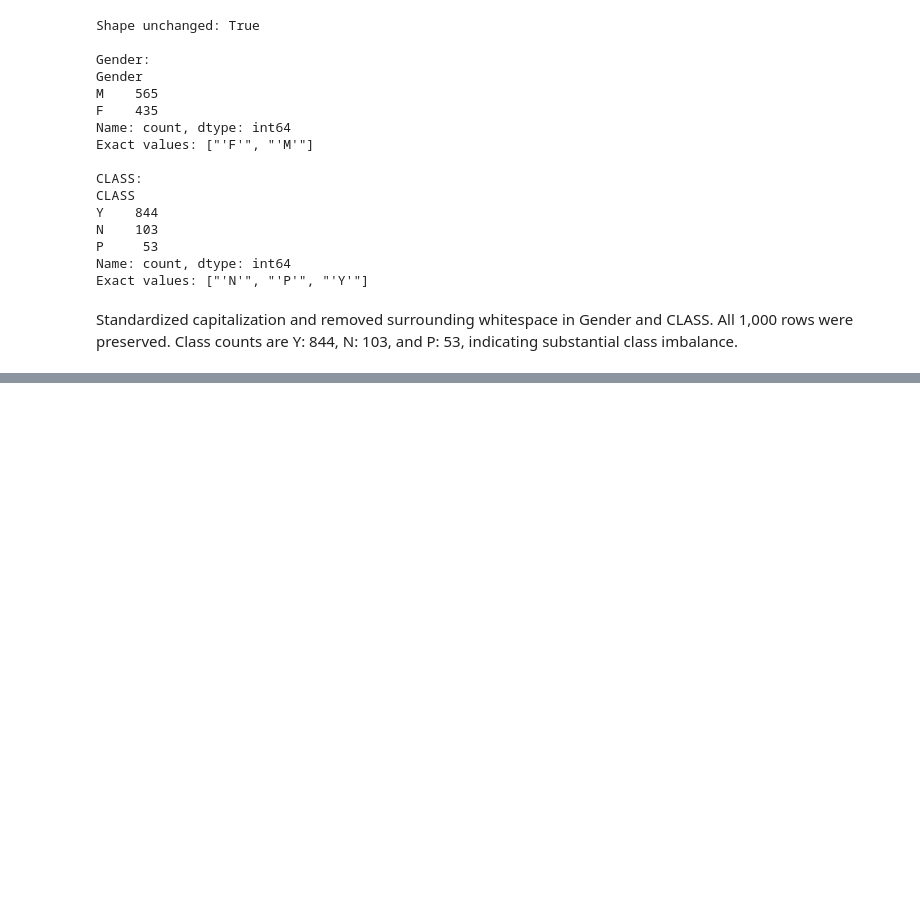
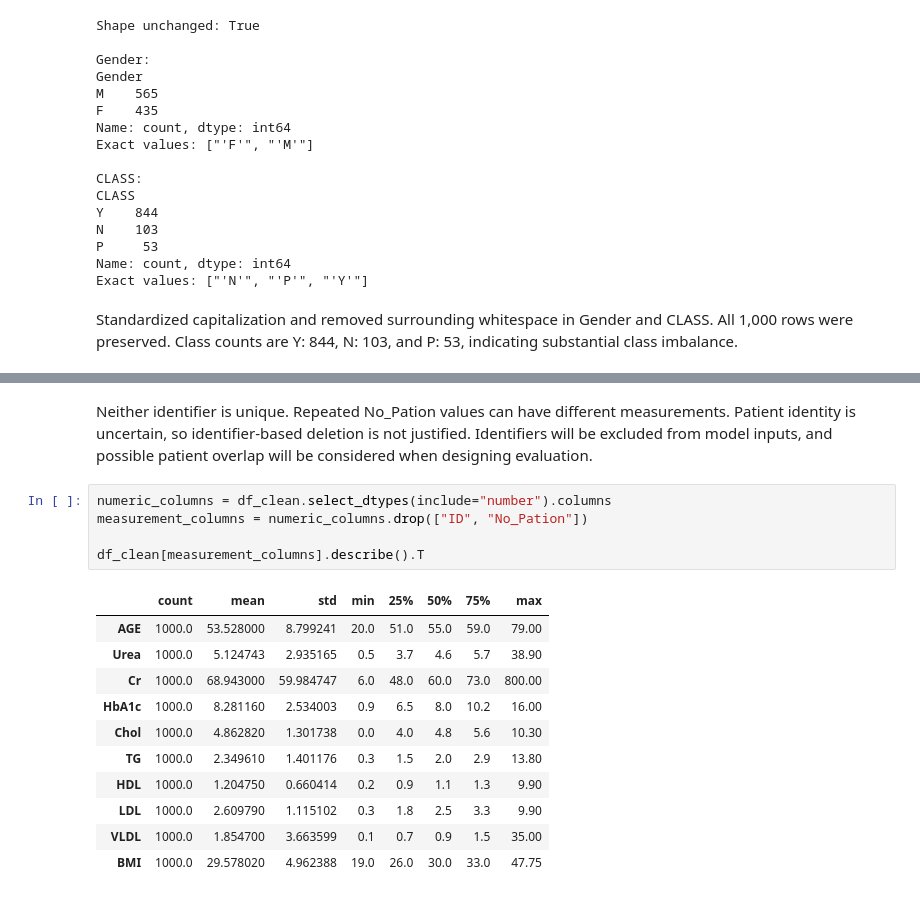
Before and after one commit to nihal8866/diabetes-classification-clustering, a Jupyter notebook: notebooks/01_diabetes_analysis.ipynb, the cells around one changed output, grey strips where cells are left out. Saved outputs shown, nothing was run; the diff lists cells and outputs as text; blank space fills up the shorter version.

```diff
--- a/notebooks/01_diabetes_analysis.ipynb
+++ b/notebooks/01_diabetes_analysis.ipynb
@@ -117,0 +179,19 @@ Standardized capitalization and removed surrounding whitespace in Gender and CLA
+# %% [markdown]
+Neither identifier is unique. Repeated No_Pation values can have different measurements. Patient identity is uncertain, so identifier-based deletion is not justified. Identifiers will be excluded from model inputs, and possible patient overlap will be considered when designing evaluation.
+# %%
+numeric_columns = df_clean.select_dtypes(include="number").columns
+measurement_columns = numeric_columns.drop(["ID", "No_Pation"])
+
+df_clean[measurement_columns].describe().T
+# %% [output]
+|  | count | mean | std | min | 25% | 50% | 75% | max |
+| AGE | 1000.0 | 53.528000 | 8.799241 | 20.0 | 51.0 | 55.0 | 59.0 | 79.00 |
+| Urea | 1000.0 | 5.124743 | 2.935165 | 0.5 | 3.7 | 4.6 | 5.7 | 38.90 |
+| Cr | 1000.0 | 68.943000 | 59.984747 | 6.0 | 48.0 | 60.0 | 73.0 | 800.00 |
+| HbA1c | 1000.0 | 8.281160 | 2.534003 | 0.9 | 6.5 | 8.0 | 10.2 | 16.00 |
+| Chol | 1000.0 | 4.862820 | 1.301738 | 0.0 | 4.0 | 4.8 | 5.6 | 10.30 |
+| TG | 1000.0 | 2.349610 | 1.401176 | 0.3 | 1.5 | 2.0 | 2.9 | 13.80 |
+| HDL | 1000.0 | 1.204750 | 0.660414 | 0.2 | 0.9 | 1.1 | 1.3 | 9.90 |
+| LDL | 1000.0 | 2.609790 | 1.115102 | 0.3 | 1.8 | 2.5 | 3.3 | 9.90 |
+| VLDL | 1000.0 | 1.854700 | 3.663599 | 0.1 | 0.7 | 0.9 | 1.5 | 35.00 |
+| BMI | 1000.0 | 29.578020 | 4.962388 | 19.0 | 26.0 | 30.0 | 33.0 | 47.75 |
```
Also changed, not shown: parts of 10 cells of this notebook.
